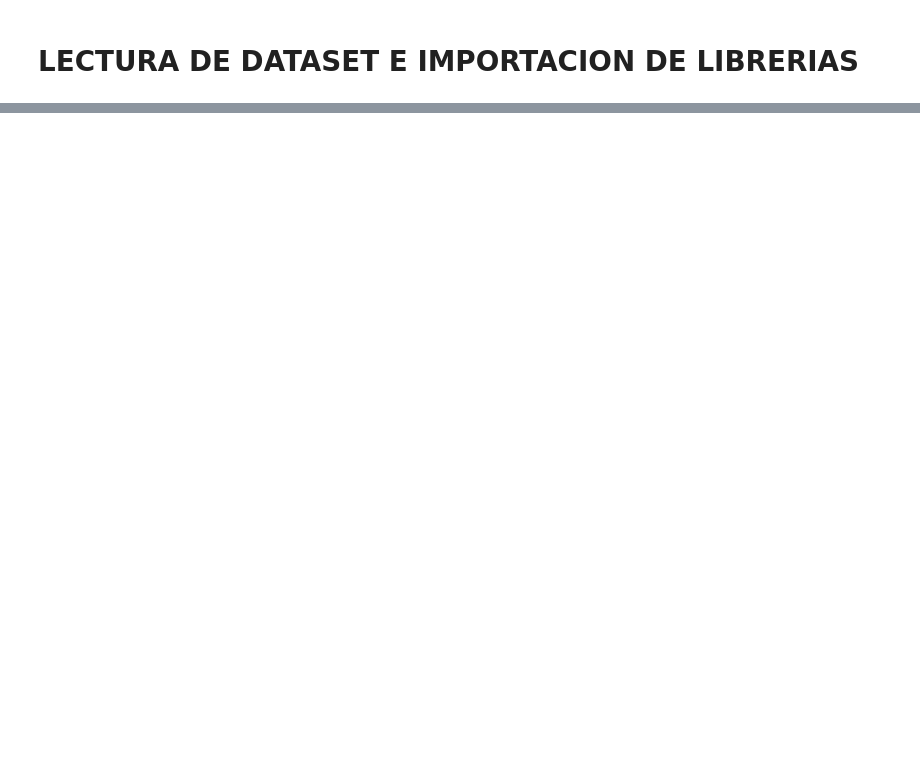
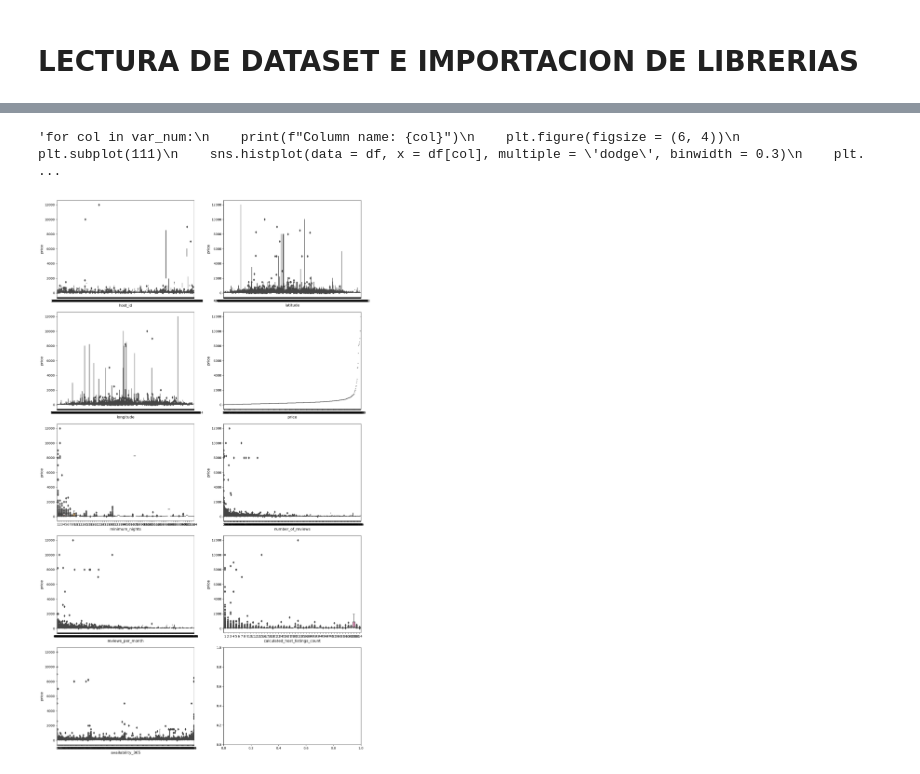
Before and after one commit to AI-School-F5-P2/Data_Analyst, a Jupyter notebook: Cities/Milan.ipynb, the cells around one changed output, grey strips where cells are left out. Drawn from its saved outputs; the diff is of its cells as text; code cells hidden in the pictures; blank space fills up the shorter version.

```diff
--- a/Cities/Milan.ipynb
+++ b/Cities/Milan.ipynb
@@ -113,0 +119,48 @@ df.describe()
+# %%
+# Se guarda en una variable todas las columnas numericas menos el id
+
+var_num = ["host_id", "latitude", "longitude", "price", "minimum_nights", "number_of_reviews", "reviews_per_month",
+           "calculated_host_listings_count", "availability_365"]
+# %%
+"""for col in var_num:
+    print(f"Column name: {col}")
+    plt.figure(figsize = (6, 4))
+    plt.subplot(111)
+    sns.histplot(data = df, x = df[col], multiple = 'dodge', binwidth = 0.3)
+    plt.show()
+    print()"""
+# %% [output]
+'for col in var_num:\n    print(f"Column name: {col}")\n    plt.figure(figsize = (6, 4))\n    plt.subplot(111)\n    sns.histplot(data = df, x = df[col], multiple = \'dodge\', binwidth = 0.3)\n    plt. ...
+# %%
+# Calcula el número de filas y columnas para los subplots
+n_rows, n_cols = math.ceil(len(var_num) / 2), 2
+
+# Crea una figura y ejes para los subplots
+fig, ax = plt.subplots(nrows=n_rows, ncols=n_cols, figsize=(15, 5 * n_rows))
+
+# Inicializa el contador i
+i = 0
+
+# Itera sobre las variables numéricas
+for var in var_num:
+    # Calcula la fila y columna actual
+    row = i // n_cols
+    col = i % n_cols
+
+    # Crea el gráfico de caja para la variable actual
+    sns.boxplot(data=df, x=var, y="price", ax=ax[row, col])
+
+    # Establece etiquetas para los ejes x e y
+    ax[row, col].set_xlabel(var, fontsize=12)
+    ax[row, col].set_ylabel('price', fontsize=12)
+
+    # Incrementa el contador
+    i += 1
+
+# Ajusta la disposición de los subplots
+plt.tight_layout()
+
+# Muestra los gráficos
+plt.show()
+# %% [output]
+[figure, added]
```
Also changed, not shown: parts of 11 cells of this notebook.
